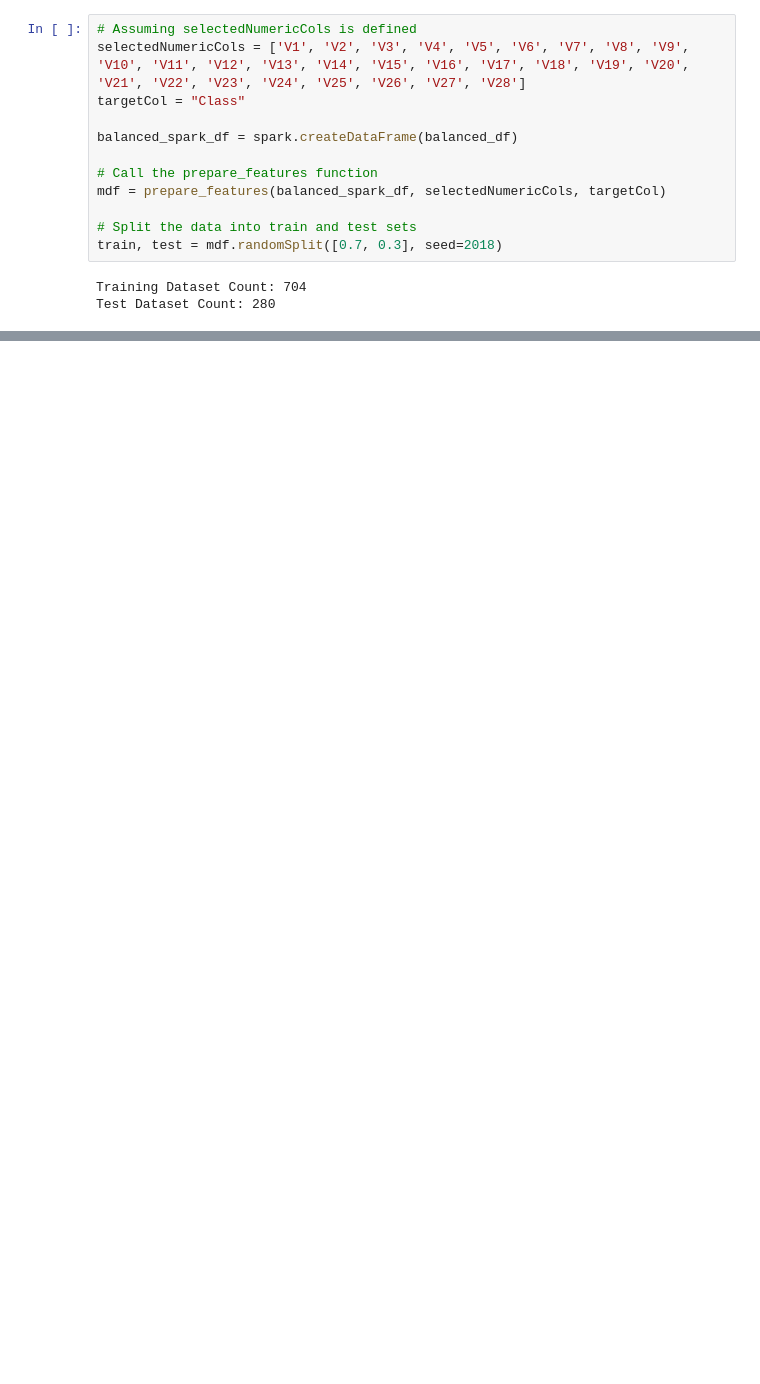
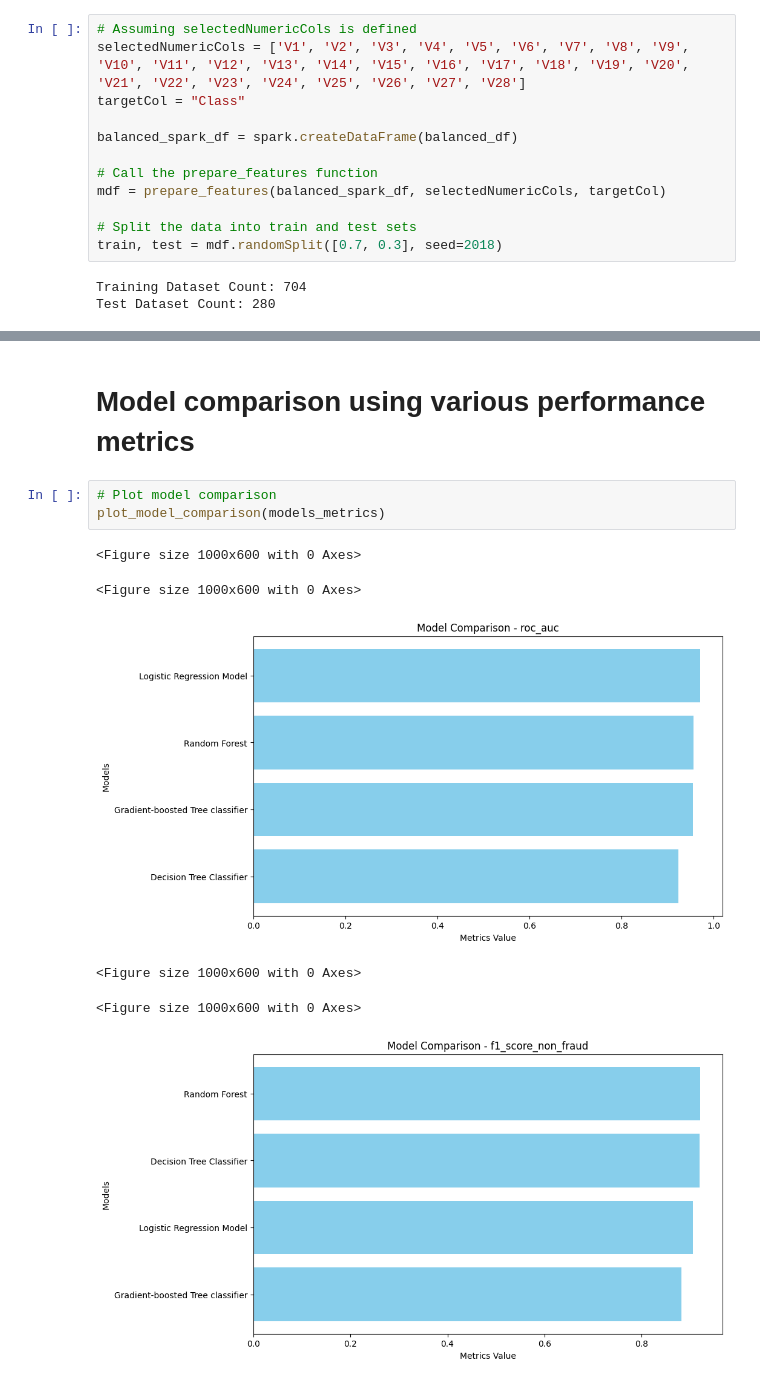
Before and after one commit to Ogweno/portfolio, a Jupyter notebook: "Fraud_Detection_PySpark.ipynb, the cells around one changed output, grey strips where cells are left out. Drawn from its saved outputs; the diff is of its cells as text; blank space fills up the shorter version.

```diff
--- a/"Fraud_Detection_PySpark.ipynb
+++ b/"Fraud_Detection_PySpark.ipynb
@@ -727,0 +682,12 @@ Metrics for Linear SVM:
+# %% [markdown]
+# Model comparison using various performance metrics
+# %%
+# Plot model comparison
+plot_model_comparison(models_metrics)
+# %% [output]
+<Figure size 1000x600 with 0 Axes>
+<Figure size 1000x600 with 0 Axes>
+[figure, added]
+<Figure size 1000x600 with 0 Axes>
+<Figure size 1000x600 with 0 Axes>
+[figure, added]
```
Also changed, not shown: parts of 28 cells of this notebook.
